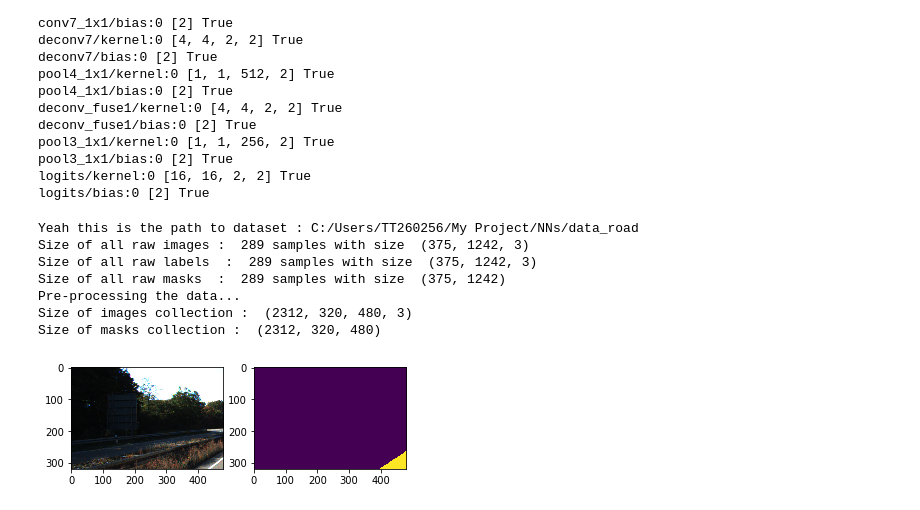
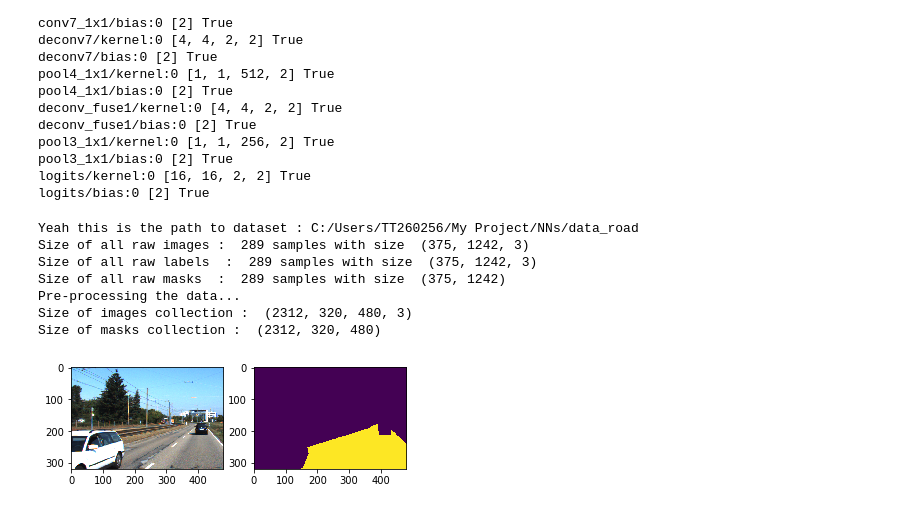
Before and after one commit to thtran97/Semantic-Segmentation, a Jupyter notebook: fcn8s_main.ipynb, the cells around one changed output. Cells and saved outputs as stored; diff of their text form; code cells hidden in the pictures.

```diff
--- a/fcn8s_main.ipynb
+++ b/fcn8s_main.ipynb
@@ -83,21 +86,21 @@ logits/kernel:0 [16, 16, 2, 2] True
 logits/bias:0 [2] True
 # %%
 data = KittiRoadLoader(config)
-img, mask = data.get_data_element("all_data",0)
+img, mask = data.get_data_element("train_data",0)
 plt.subplot(121)
 plt.imshow(img)
 plt.subplot(122)
 plt.imshow(mask)
 plt.show()
 # %% [output]
 Yeah this is the path to dataset : C:/Users/TT260256/My Project/NNs/data_road
 Size of all raw images :  289 samples with size  (375, 1242, 3)
 Size of all raw labels  :  289 samples with size  (375, 1242, 3)
 Size of all raw masks  :  289 samples with size  (375, 1242)
 Pre-processing the data...
 Size of images collection :  (2312, 320, 480, 3)
 Size of masks collection :  (2312, 320, 480)
-[figure, old version]
+[figure, new version]
 # %%
 sess = tf.Session()
 logger = Logger(sess,config)
```
Also changed, not shown: parts of 5 cells of this notebook, 10 other files.
